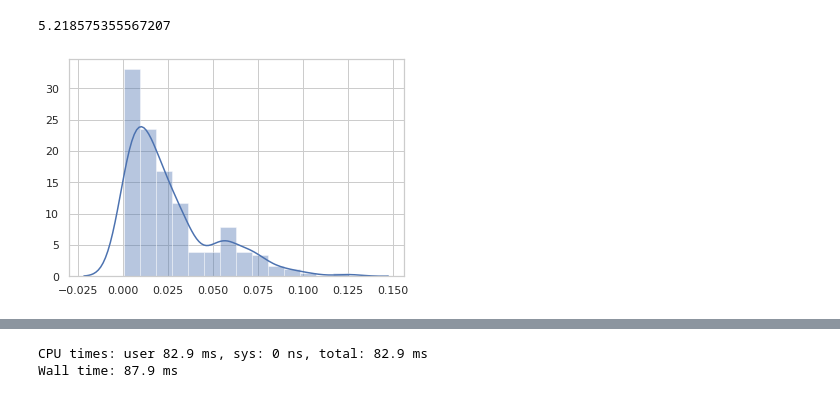
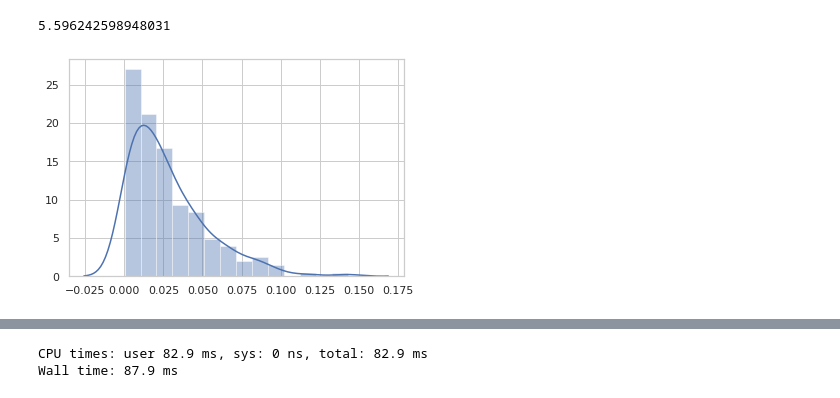
Before and after one commit to pkuderov/sPinky, a Jupyter notebook: scratch.ipynb, the cells around one changed output, grey strips where cells are left out. Saved outputs shown, nothing was run; the diff lists cells and outputs as text; code cells hidden in the pictures.

```diff
--- a/scratch.ipynb
+++ b/scratch.ipynb
@@ -12,16 +21,14 @@ color_palette = sns.color_palette('deep') + sns.color_palette('husl', 6) + sns.c
 # %%
-var = sts.expon() #loc=0, scale=1)
-
-
 standard_rate = 40.
-sim_n, spikes = 1_000, 200
-a = (np.random.exponential(scale=1, size=(spikes, sim_n)) + .01) / standard_rate
+sim_n, spikes = 2_000, 200
+scale = 1. / standard_rate
+a = np.random.exponential(scale=scale, size=(spikes, sim_n)) + .01 * scale
 sns.distplot(a[:, 0])
 
 a[:, 0].sum()
 # %% [output]
-5.218575355567207
+5.596242598948031
-[figure, old version]
+[figure, new version]
 # %%
 %%time
 
```
Also changed, not shown: parts of 16 cells of this notebook.
